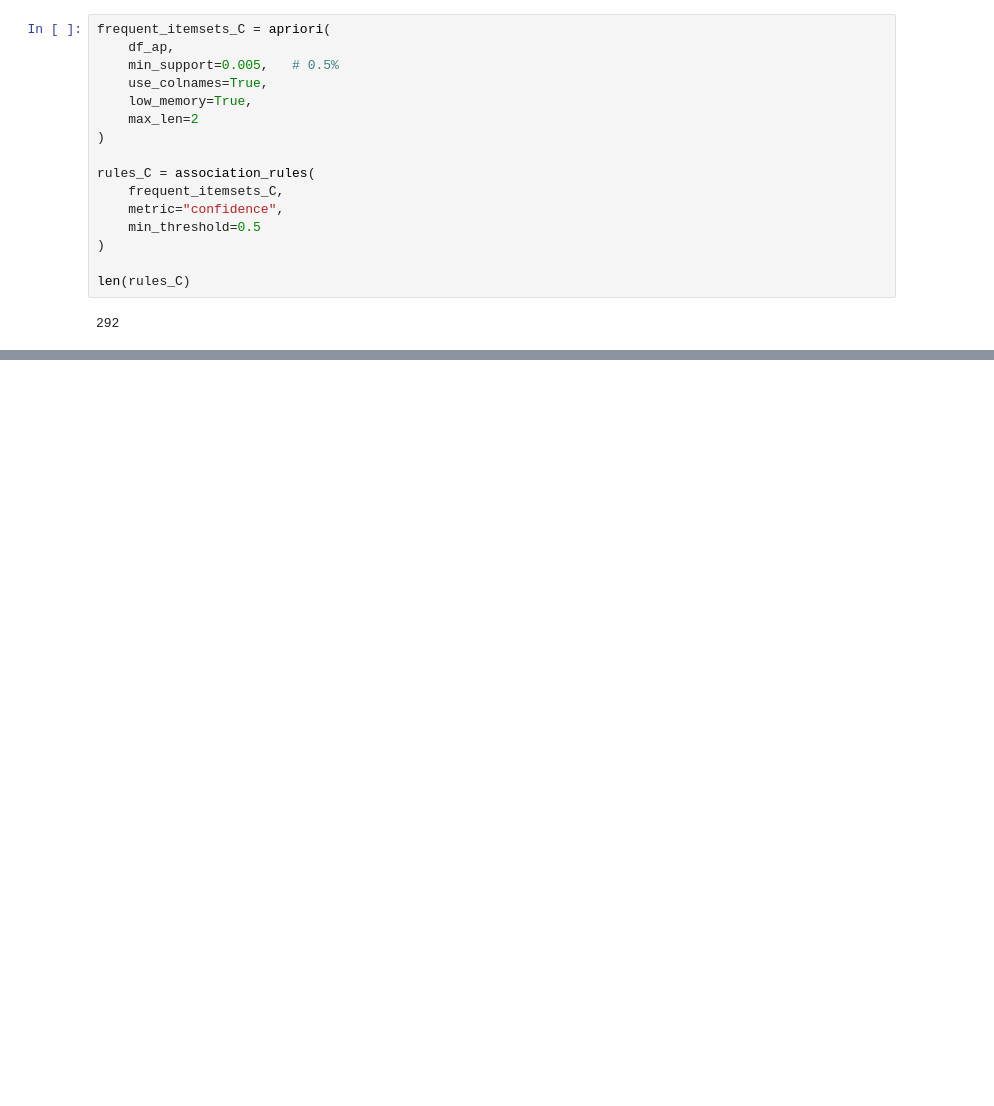
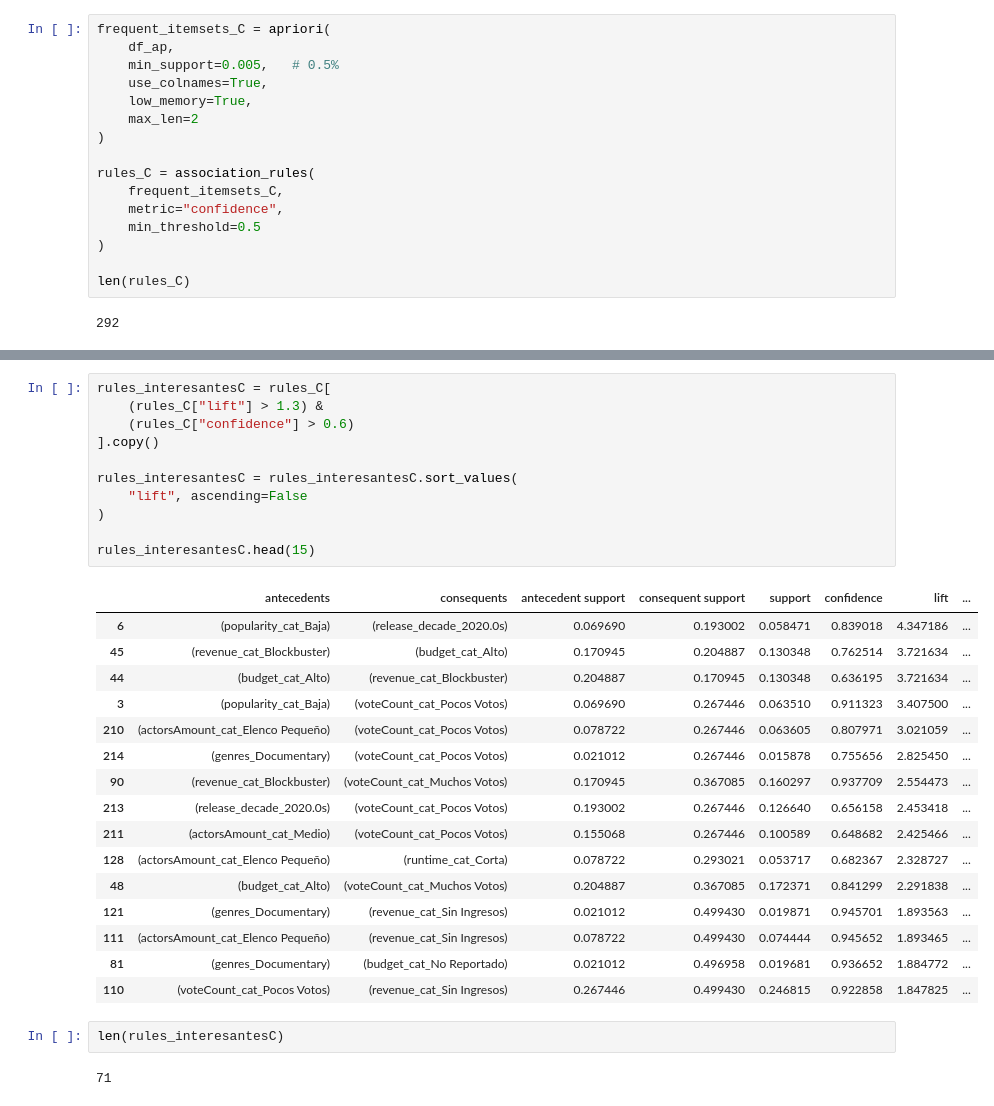
Before and after one commit to CamiR24/Lab1-Mineria, a Jupyter notebook: lab2.ipynb, the cells around one changed output, grey strips where cells are left out. Drawn from its saved outputs; the diff is of its cells as text; blank space fills up the shorter version.

Commit message:
modificación del rules_interesantes para cada categoría donde lift debe ser mayor que el promedio

```diff
--- a/lab2.ipynb
+++ b/lab2.ipynb
@@ -412,0 +453,32 @@ len(rules_C)
+# %%
+rules_interesantesC = rules_C[
+    (rules_C["lift"] > 1.3) &
+    (rules_C["confidence"] > 0.6)
+].copy()
+
+rules_interesantesC = rules_interesantesC.sort_values(
+    "lift", ascending=False
+)
+
+rules_interesantesC.head(15)
+# %% [output]
+|  | antecedents | consequents | antecedent support | consequent support | support | confidence | lift | ... |
+| 6 | (popularity_cat_Baja) | (release_decade_2020.0s) | 0.069690 | 0.193002 | 0.058471 | 0.839018 | 4.347186 | ... |
+| 45 | (revenue_cat_Blockbuster) | (budget_cat_Alto) | 0.170945 | 0.204887 | 0.130348 | 0.762514 | 3.721634 | ... |
+| 44 | (budget_cat_Alto) | (revenue_cat_Blockbuster) | 0.204887 | 0.170945 | 0.130348 | 0.636195 | 3.721634 | ... |
+| 3 | (popularity_cat_Baja) | (voteCount_cat_Pocos Votos) | 0.069690 | 0.267446 | 0.063510 | 0.911323 | 3.407500 | ... |
+| 210 | (actorsAmount_cat_Elenco Pequeño) | (voteCount_cat_Pocos Votos) | 0.078722 | 0.267446 | 0.063605 | 0.807971 | 3.021059 | ... |
+| 214 | (genres_Documentary) | (voteCount_cat_Pocos Votos) | 0.021012 | 0.267446 | 0.015878 | 0.755656 | 2.825450 | ... |
+| 90 | (revenue_cat_Blockbuster) | (voteCount_cat_Muchos Votos) | 0.170945 | 0.367085 | 0.160297 | 0.937709 | 2.554473 | ... |
+| 213 | (release_decade_2020.0s) | (voteCount_cat_Pocos Votos) | 0.193002 | 0.267446 | 0.126640 | 0.656158 | 2.453418 | ... |
+| 211 | (actorsAmount_cat_Medio) | (voteCount_cat_Pocos Votos) | 0.155068 | 0.267446 | 0.100589 | 0.648682 | 2.425466 | ... |
+| 128 | (actorsAmount_cat_Elenco Pequeño) | (runtime_cat_Corta) | 0.078722 | 0.293021 | 0.053717 | 0.682367 | 2.328727 | ... |
+| 48 | (budget_cat_Alto) | (voteCount_cat_Muchos Votos) | 0.204887 | 0.367085 | 0.172371 | 0.841299 | 2.291838 | ... |
+| 121 | (genres_Documentary) | (revenue_cat_Sin Ingresos) | 0.021012 | 0.499430 | 0.019871 | 0.945701 | 1.893563 | ... |
+| 111 | (actorsAmount_cat_Elenco Pequeño) | (revenue_cat_Sin Ingresos) | 0.078722 | 0.499430 | 0.074444 | 0.945652 | 1.893465 | ... |
+| 81 | (genres_Documentary) | (budget_cat_No Reportado) | 0.021012 | 0.496958 | 0.019681 | 0.936652 | 1.884772 | ... |
+| 110 | (voteCount_cat_Pocos Votos) | (revenue_cat_Sin Ingresos) | 0.267446 | 0.499430 | 0.246815 | 0.922858 | 1.847825 | ... |
+# %%
+len(rules_interesantesC)
+# %% [output]
+71
```
Also changed, not shown: parts of 7 cells of this notebook.
